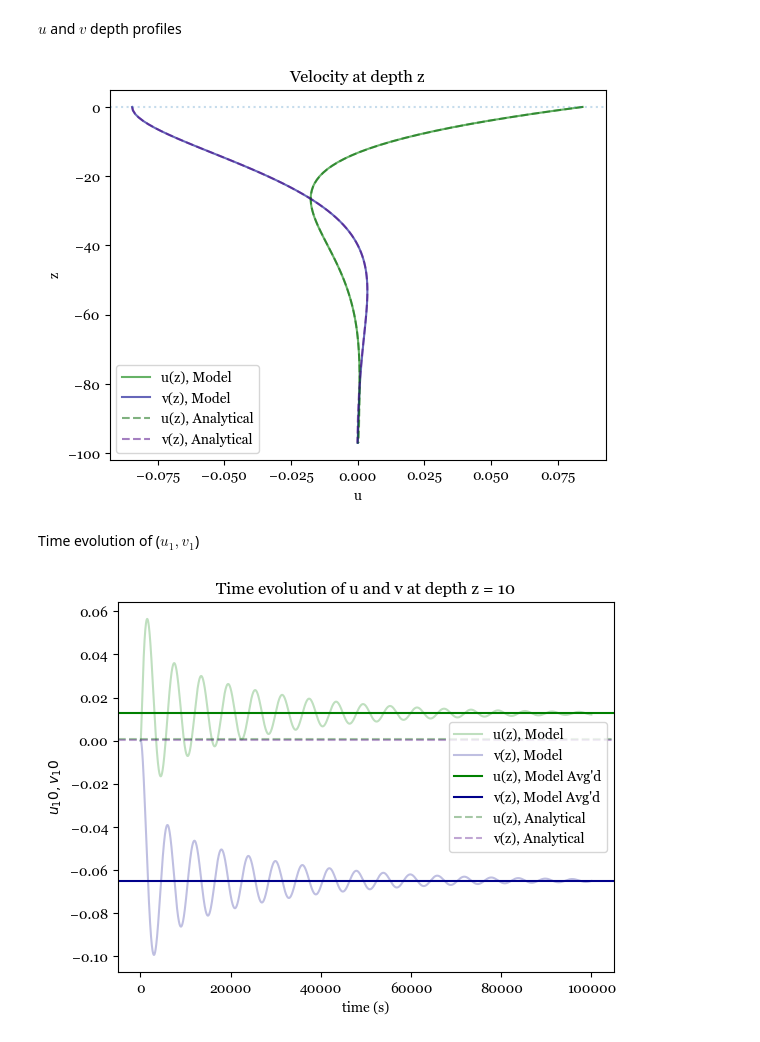
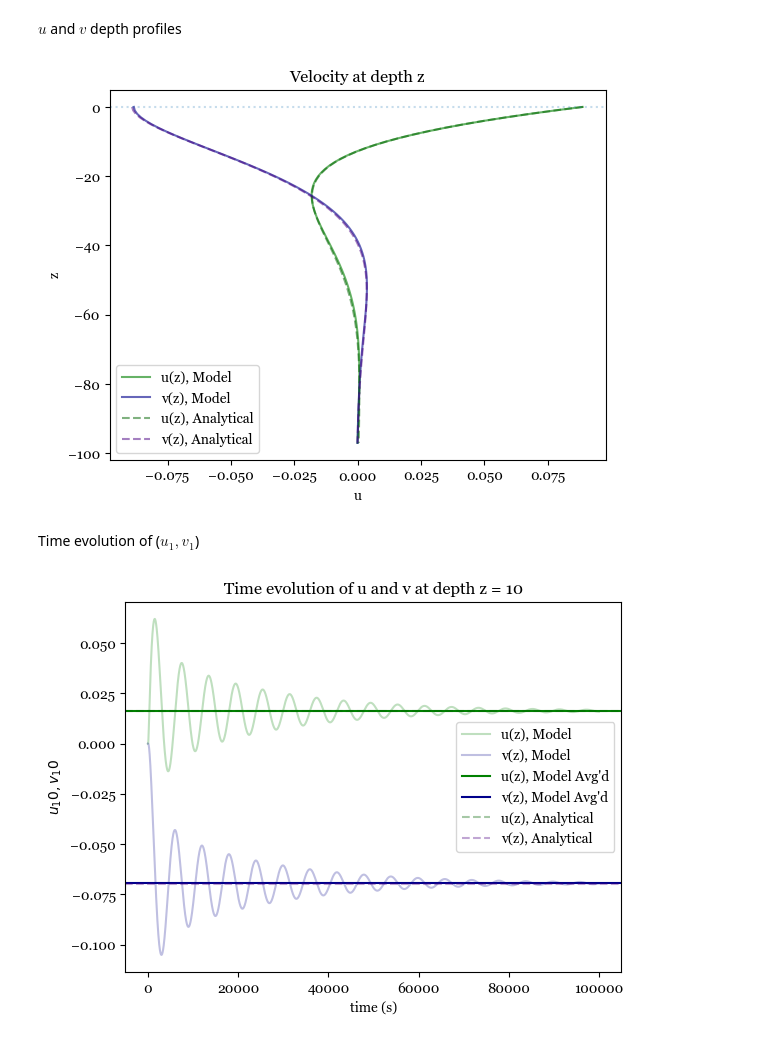
Before and after one commit to sierrastevnson/EkmanModel, a Jupyter notebook: ekmanmodel.ipynb, the cells around one changed output. Drawn from its saved outputs; the diff is of its cells as text; code cells hidden in the pictures.

```diff
--- a/ekmanmodel.ipynb
+++ b/ekmanmodel.ipynb
@@ -65,7 +65,7 @@ vg = 0                  # Geostrophic velocity
 # Space
 max_depth = -100                   # Depth (m)
 dz = -1                            # Step in depth z
-Nz = int(max_depth/dz)            # Number of nodes (100 nodes + 1 ghost node at top and bottom)
+Nz = int(max_depth/dz)             # Number of nodes (100 nodes + 1 ghost node at top and bottom)
 z = np.arange(1,(max_depth+1),dz)  # Space range (-Nz-0)
 
 # Time
@@ -77,14 +77,14 @@ hours = T / 60 / 60
 print("hours = ", round(hours,2))
 
 # Eddy diffusivity
-K = np.ones(Nz) * 10 ** (-2)          # m^2/s; eddy diffusivity
+C = 10 ** -2
+K = np.linspace(C-0.1*C, C+0.1*C, 100)          # m^2/s; eddy diffusivity
 
 # Stability
 S = ( np.mean(K) * dt) / (dz ** 2)    # Von Neumann number (stability)
 print("Von Neumann number:", round(S,2))
 
 omega = 10 ** -4    # Ambient rotation rate at midlats (/s)
-z
 # %% [output]
 hours =  27.78
 Von Neumann number: 0.15
@@ -114,5 +96,5 @@ tau_y_over_rho = 0
 # %%
 dKdz = np.zeros(Nz)
-dKdz[1:-1] = (K[2:] - K[:-2]) / (2*dz)
-dKdz[0]    = (K[1]  - K[0])   / dz
-dKdz[-1]   = (K[-1] - K[-2])  / dz
+dKdz = (K[2:] - K[:-2]) / (2*dz)
+plt.plot(dKdz)
+plt.ylim(-2.5e-05, -1.5e-05)
@@ -145,8 +130,7 @@ for n in np.arange(0, Nt - 1, dt):  # Loop thru time
     u[0] = u[2] - (2 * dz * tau_x_over_rho) / K[1]
     v[0] = v[2] - (2 * dz * tau_y_over_rho) / K[1]
 
-    for i in range(1, Nz-1): # Loop thru space
-        dKdz[i] = 0
+    for i in range(1, Nz-2): # Loop thru space
         u_1[i] = u[i] + (dt/3) * (  (f * (v[i] - vg) + (K[i] / dz ** 2) * (u[i+1] - 2 * u[i] + u[i-1])) + dKdz[i] * (u[i+1] - u[i-1])/(2*dz) )
         v_1[i] = v[i] + (dt/3) * ( (-f * (u[i] - ug) + (K[i] / dz ** 2) * (v[i+1] - 2 * v[i] + v[i-1])) + dKdz[i] * (v[i+1] - v[i-1])/(2*dz) )
 
@@ -157,7 +141,7 @@ for n in np.arange(0, Nt - 1, dt):  # Loop thru time
     v_1[-1] = vg
 
 
-    for i in range(1, Nz-1): # Loop thru space
+    for i in range(1, Nz-2): # Loop thru space
         u_2[i] = u[i] + (dt/2) * (  (f * (v_1[i] - vg) + (K[i] / dz ** 2) * (u_1[i+1] - 2 * u_1[i] + u_1[i-1])) + dKdz[i] * (u_1[i+1] - u_1[i-1])/(2*dz) )
         v_2[i] = v[i] + (dt/2) * ( (-f * (u_1[i] - ug) + (K[i] / dz ** 2) * (v_1[i+1] - 2 * v_1[i] + v_1[i-1])) + dKdz[i] * (v_1[i+1] - v_1[i-1])/(2*dz) )
 
@@ -167,7 +151,7 @@ for n in np.arange(0, Nt - 1, dt):  # Loop thru time
     u_2[-1] = ug
     v_2[-1] = vg
 
-    for i in range(1, Nz-1): # Loop thru space
+    for i in range(1, Nz-2): # Loop thru space
         u_fut[i] = u[i] + (dt) * (  (f * (v_2[i] - vg) + (K[i] / dz ** 2) * (u_2[i+1] - 2 * u_2[i] + u_2[i-1])) + dKdz[i] * (u_2[i+1] - u_2[i-1])/(2*dz) )
         v_fut[i] = v[i] + (dt) * ( (-f * (u_2[i] - ug) + (K[i] / dz ** 2) * (v_2[i+1] - 2 * v_2[i] + v_2[i-1])) + dKdz[i] * (v_2[i+1] - v_2[i-1])/(2*dz) )
 
@@ -234,37 +218,37 @@ plt.title("Velocity at depth z")
 plt.legend()
 plt.show()
 # %% [output]
-[figure, old version]
+[figure, new version]
 # %% [markdown]
 Time evolution of ($u_1, v_1$)
 # %%
 def PlotTimeEvolutionAt(depth):
     # Model plot
-    plt.plot(u_saved[depth+1,2:-1], label="u(z), Model", color="green", alpha=0.25)
-    plt.plot(v_saved[depth+1,2:-1], label="v(z), Model", color="darkblue", alpha=0.25)
+    plt.plot(u_saved[depth,2:-1], label="u(z), Model", color="green", alpha=0.25)
+    plt.plot(v_saved[depth,2:-1], label="v(z), Model", color="darkblue", alpha=0.25)
 
-    plt.axhline(u_avg[depth+1], label="u(z), Model Avg'd", color="green")
-    plt.axhline(v_avg[depth+1], label="v(z), Model Avg'd", color="darkblue")
+    plt.axhline(u_avg[depth], label="u(z), Model Avg'd", color="green")
+    plt.axhline(v_avg[depth], label="v(z), Model Avg'd", color="darkblue")
 
     # Analytical plot
-    plt.axhline(us[-depth], label="u(z), Analytical", color="darkgreen", alpha=0.35, linestyle="--")
-    plt.axhline(vs[-depth], label="v(z), Analytical", color="indigo", alpha=0.35, linestyle="--")
+    plt.axhline(us[depth], label="u(z), Analytical", color="darkgreen", alpha=0.35, linestyle="--")
+    plt.axhline(vs[depth], label="v(z), Analytical", color="indigo", alpha=0.35, linestyle="--")
 
     # Plot labels
     plt.xlabel("time (s)")
     plt.ylabel(f"$u_{depth}, v_{depth}$")
     plt.title(f"Time evolution of u and v at depth z = {depth}")
     plt.legend()
     # plt.xlim(90000,110000)
     # plt.axvline(100000)
     # plt.axvline(100000-6400)
     # plt.ylim(0,0.02)
     plt.show()
 
 # PlotTimeEvolutionAt(1)
 PlotTimeEvolutionAt(10)
 # PlotTimeEvolutionAt(30)
 # PlotTimeEvolutionAt(50)
 # PlotTimeEvolutionAt(80)
 # %% [output]
-[figure, old version]
+[figure, new version]
```
Also changed, not shown: parts of 4 cells of this notebook.
